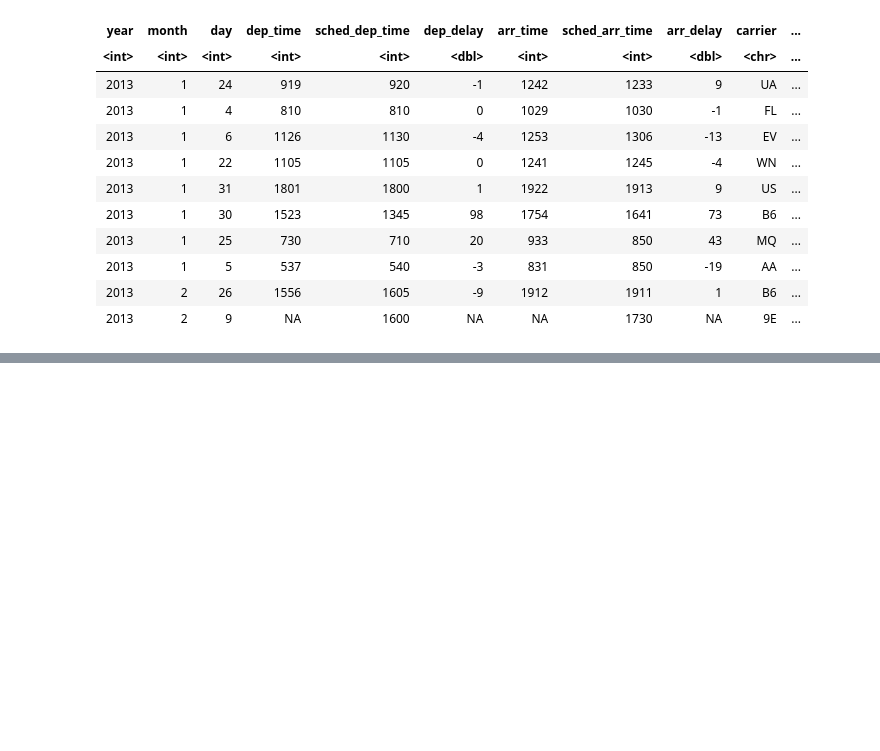
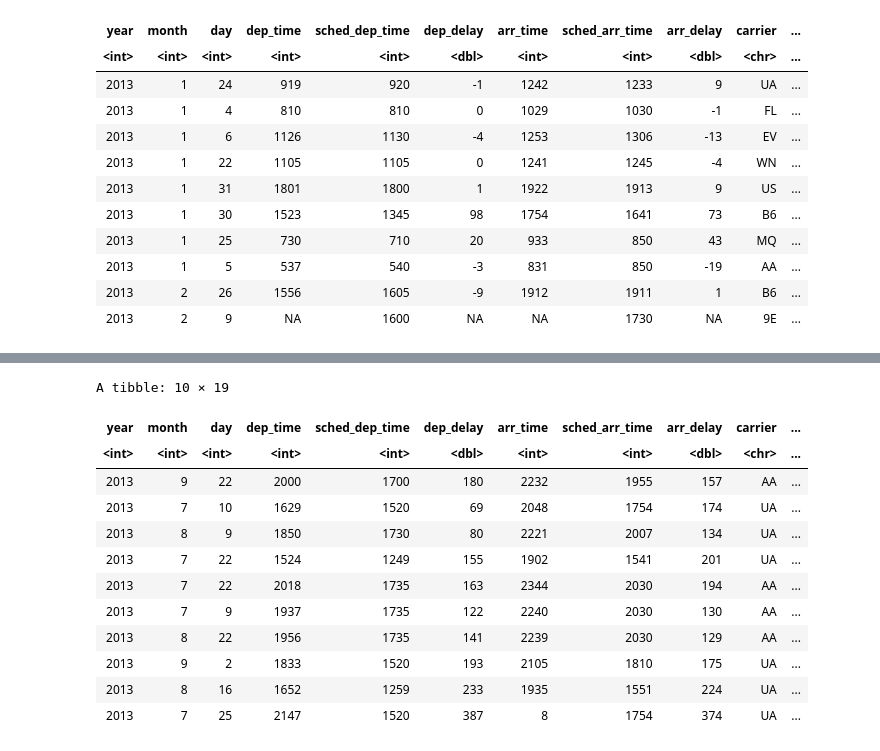
Before and after one commit to victorteodoro/r-for-data-science-code-examples, a Jupyter notebook: chapters/ch03.ipynb, the cells around one changed output, grey strips where cells are left out. Saved outputs shown, nothing was run; the diff lists cells and outputs as text; code cells hidden in the pictures; blank space fills up the shorter version.

```diff
--- a/chapters/ch03.ipynb
+++ b/chapters/ch03.ipynb
@@ -149,0 +294,21 @@ A tibble: 10 × 19
+# %%
+flights |>
+  filter(arr_delay / 60 >= 2) |>
+  filter(dest %in% c("IAH", "HOU")) |>
+  filter(carrier %in% c("UA", "AA", "DL")) |>
+  filter(month %in% c(7, 8, 9)) |>
+  sample_n(10)
+# %% [output]
+A tibble: 10 × 19
+| year | month | day | dep_time | sched_dep_time | dep_delay | arr_time | sched_arr_time | arr_delay | carrier | ... |
+| <int> | <int> | <int> | <int> | <int> | <dbl> | <int> | <int> | <dbl> | <chr> | ... |
+| 2013 | 9 | 22 | 2000 | 1700 | 180 | 2232 | 1955 | 157 | AA | ... |
+| 2013 | 7 | 10 | 1629 | 1520 | 69 | 2048 | 1754 | 174 | UA | ... |
+| 2013 | 8 | 9 | 1850 | 1730 | 80 | 2221 | 2007 | 134 | UA | ... |
+| 2013 | 7 | 22 | 1524 | 1249 | 155 | 1902 | 1541 | 201 | UA | ... |
+| 2013 | 7 | 22 | 2018 | 1735 | 163 | 2344 | 2030 | 194 | AA | ... |
+| 2013 | 7 | 9 | 1937 | 1735 | 122 | 2240 | 2030 | 130 | AA | ... |
+| 2013 | 8 | 22 | 1956 | 1735 | 141 | 2239 | 2030 | 129 | AA | ... |
+| 2013 | 9 | 2 | 1833 | 1520 | 193 | 2105 | 1810 | 175 | UA | ... |
+| 2013 | 8 | 16 | 1652 | 1259 | 233 | 1935 | 1551 | 224 | UA | ... |
+| 2013 | 7 | 25 | 2147 | 1520 | 387 | 8 | 1754 | 374 | UA | ... |
```
Also changed, not shown: parts of 22 cells of this notebook.
